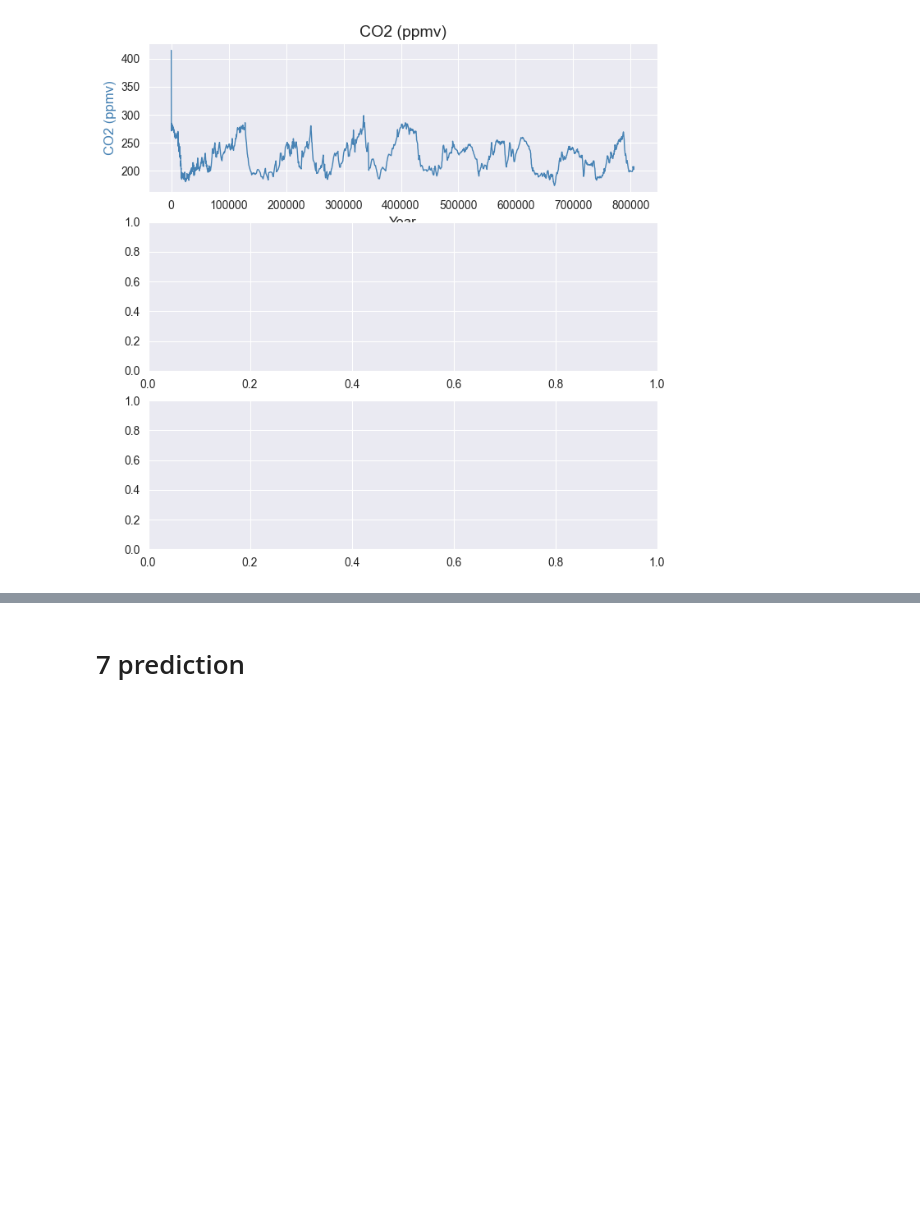
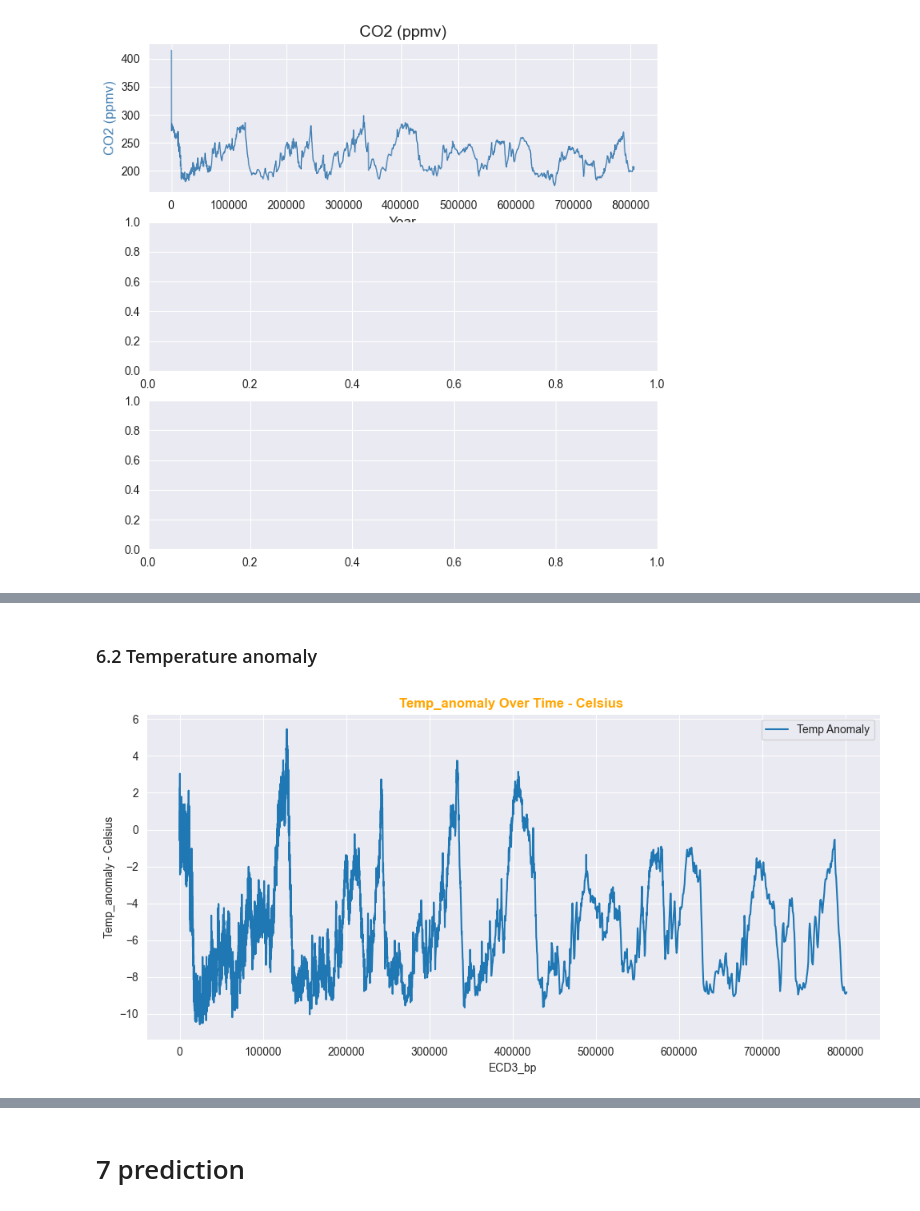
Before and after one commit to Cecilia8989/PfDA_Project2, a Jupyter notebook: pfda_project2.ipynb, the cells around one changed output, grey strips where cells are left out. Cells and saved outputs as stored; diff of their text form; code cells hidden in the pictures; blank space fills up the shorter version.

Commit message:
tem anomality analysis

```diff
--- a/pfda_project2.ipynb
+++ b/pfda_project2.ipynb
@@ -1337,0 +1464,2 @@ KeyError: 'temp_anomality'
+# %% [markdown]
+### 6.2 Temperature anomaly
@@ -1337,0 +1468,24 @@ KeyError: 'temp_anomality'
+# %%
+# Plotting Temp_anomality concentration against ECD3_bp
+
+# Set the figure size
+plt.figure(figsize=(10, 5))
+
+# Create a line plot
+sns.lineplot(x='ECD3_bp', y='temp_anomaly', data=temp_anomality_df, label='Temp Anomaly')
+
+# Add labels and title
+plt.xlabel('ECD3_bp')
+plt.ylabel('Temp_anomaly - Celsius')
+plt.title('Temp_anomaly Over Time - Celsius ', fontweight='bold', color='orange')
+
+# Show legend
+plt.legend()
+
+# Improve spacing for better aesthetics
+plt.tight_layout()
+
+# Display the plot
+plt.show()
+# %% [output]
+[figure, added]
```
Also changed, not shown: parts of 17 cells of this notebook, 1 other file.
